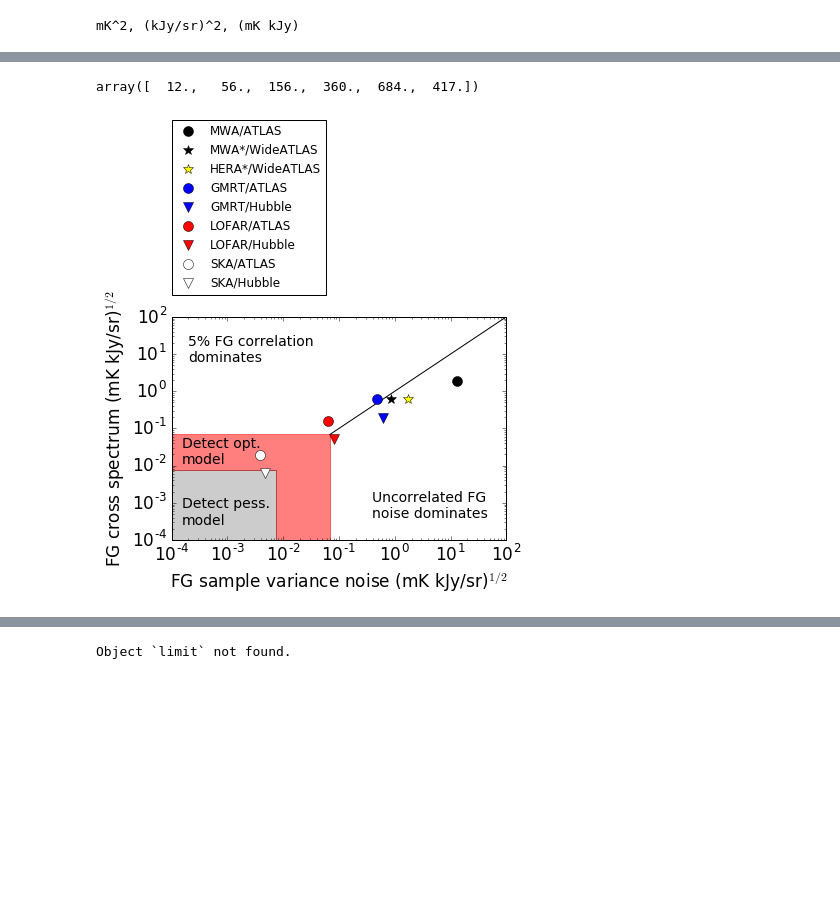
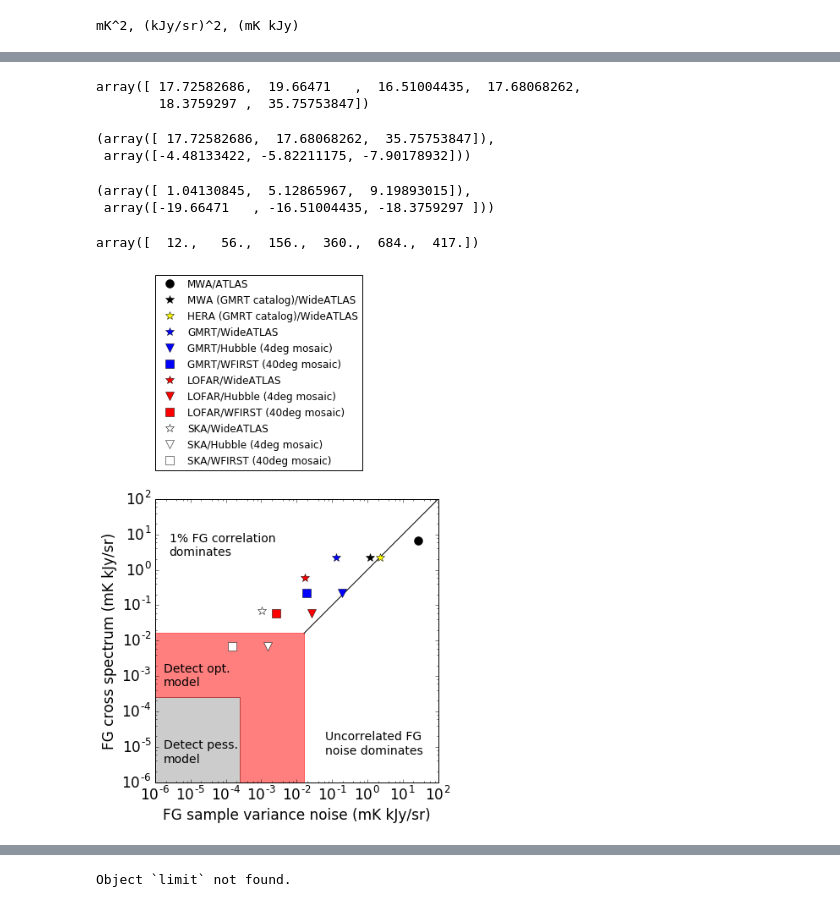
Before and after one commit to abrahamneben/21cmIRxcor, a Jupyter notebook: compute_cross_spectrum_with_stacked_IR_frames_rereduction-better-ir-masking-quad-estimator.ipynb, the cells around one changed output, grey strips where cells are left out. Saved outputs shown, nothing was run; the diff lists cells and outputs as text; code cells hidden in the pictures; blank space fills up the shorter version.

Commit message:
big problems with sensitivity and fg xcor plot...still thinking things through...

```diff
--- a/compute_cross_spectrum_with_stacked_IR_frames_rereduction-better-ir-masking-quad-estimator.ipynb
+++ b/compute_cross_spectrum_with_stacked_IR_frames_rereduction-better-ir-masking-quad-estimator.ipynb
@@ -629,3 +634,18 @@ plt.savefig('mwa_atlas_xspec_with_2Dsimtheory_and_2sigma_errors_6bins.pdf',bbox_
+# %%
+Delta+2*dDelta
+# %% [output]
+array([ 17.72582686,  19.66471   ,  16.51004435,  17.68068262,
+        18.3759297 ,  35.75753847])
+# %%
+Delta[ispos]+2*dDelta[ispos],Delta[ispos]-2*dDelta[ispos]
+# %% [output]
+(array([ 17.72582686,  17.68068262,  35.75753847]),
+ array([-4.48133422, -5.82211175, -7.90178932]))
+# %%
+-Delta[isneg]+2*dDelta[isneg],-Delta[isneg]-2*dDelta[isneg]
+# %% [output]
+(array([ 1.04130845,  5.12865967,  9.19893015]),
+ array([-19.66471   , -16.51004435, -18.3759297 ]))
 # %%
 bin_counts
 # %% [output]
@@ -634,53 +654,72 @@ array([  12.,   56.,  156.,  360.,  684.,  417.])
 fov_deg_curr = 8.
 dtheta_amin_curr = 6.
 
-# radio, expt name, dtheta (amin), radio FG residual power relative to MWA
-mwa = ['MWA',dtheta_amin_curr,1.,'k']
-hera_gmrtcat = ['HERA*',12.,(25./150)**1.25,'#ffff00']
-mwa_gmrtcat = ['MWA*',dtheta_amin_curr,(25./150)**1.25,'k']
-gmrt = ['GMRT',40./60,(25./150)**1.25,'b'] # http://www.aoc.nrao.edu/~sbhatnag/Thesis/HTLATEX/SanB/thesisch5.html shows that uv coverage is reasonably complete out to ~10km
-lofar = ['LOFAR',20./60,(3./150)**1.25,'r'] # fig 4 in https://arxiv.org/pdf/1301.1630.pdf shows the uv coverage is reasonably complete out to 20km
-ska = ['SKA',10./60,(.1/150)**1.25,'w']
+plt.figure(figsize=(6,6))
+
+# radio, expt name, dtheta (amin), flux limit in mJy, radio FG residual power relative to MWA
+mwa = ['MWA',dtheta_amin_curr,150.,1.,'k']
+hera_gmrtcat = ['HERA (GMRT catalog)',12.,25.,(25./150)**1.25,'#ffff00']
+mwa_gmrtcat = ['MWA (GMRT catalog)',dtheta_amin_curr,25.,(25./150)**1.25,'k']
+gmrt = ['GMRT',40./60,25.,(25./150)**1.25,'b'] # http://www.aoc.nrao.edu/~sbhatnag/Thesis/HTLATEX/SanB/thesisch5.html shows that uv coverage is reasonably complete out to ~10km
+lofar = ['LOFAR',20./60,3,(3./150)**1.25,'r'] # fig 4 in https://arxiv.org/pdf/1301.1630.pdf shows the uv coverage is reasonably complete out to 20km
+ska = ['SKA',10./60,.1,(.1/150)**1.25,'w']
 
 # IR, expt name, fov (deg), fov (deg), IR FG residual power relative to ATLAS
 atlas = ['ATLAS',fov_deg_curr,1.,'o']
-wideatlas = ['WideATLAS',40.,1.,'*']
-hubble = ['Hubble',2.,.1,'v']
+wideatlas = ['WideATLAS',60.,1.,'*']
+hubble = ['Hubble (4deg mosaic)',4.,.01,'v']
+wfirst = ['WFIRST (40deg mosaic)',40.,.01,'s']
 
+
+poptmean = np.max(lbins_2Dsim_opt**2/(2*np.pi)*np.abs(xspec_2Dsim_opt)*1.e3)
+ppessmean = np.max(lbins_2Dsim_pess**2/(2*np.pi)*np.abs(xspec_2Dsim_pess)*1.e3)
 v = 10.**np.linspace(np.log10(poptmean),2)
 plt.loglog(v,v,'k-')
 
-cfg = .05
-expt_pairs = [[mwa,atlas],[mwa_gmrtcat,wideatlas],[hera_gmrtcat,wideatlas],[gmrt,atlas],[gmrt,hubble],[lofar,atlas],[lofar,hubble],[ska,atlas],[ska,hubble]]
+cfg = .01
+expt_pairs = [[mwa,atlas],
+              [mwa_gmrtcat,wideatlas],
+              [hera_gmrtcat,wideatlas],
+              [gmrt,wideatlas],
+              [gmrt,hubble],
+              [gmrt,wfirst],
+              [lofar,wideatlas],
+              [lofar,hubble],
+              [lofar,wfirst],
+              [ska,wideatlas],
+              [ska,hubble],
+              [ska,wfirst]]
 for i in range(len(expt_pairs)):
     expt_pair = expt_pairs[i]
 
     rad_expt, ir_expt = expt_pair
-    rad_expt_name, dtheta_amin, radio_fg_res_power_rel_mwa,col = rad_expt
+    rad_expt_name, dtheta_amin, flux_limit_mJy, radio_fg_res_power_rel_mwa,col = rad_expt
     ir_expt_name, fov_deg, ir_fg_res_power_rel_atlas,mark  = ir_expt
     sty = mark
 
-    plt.loglog(2*np.mean(dDelta)*(fov_deg_curr/fov_deg)*(dtheta_amin/dtheta_amin_curr)*sqrt(ir_fg_res_power_rel_atlas*radio_fg_res_power_rel_mwa),\
-           cfg*np.mean(np.sqrt(Delta21*Deltair))*sqrt(ir_fg_res_power_rel_atlas*radio_fg_res_power_rel_mwa),sty,label=rad_expt_name+'/'+ir_expt_name,markersize=10,color=col)
+    plt.loglog(np.min(dDeltaSq)*(fov_deg_curr/fov_deg)*(dtheta_amin/dtheta_amin_curr)*sqrt(ir_fg_res_power_rel_atlas*radio_fg_res_power_rel_mwa),\
+           cfg*np.min(np.sqrt(Delta21Sq*DeltairSq))*sqrt(ir_fg_res_power_rel_atlas*radio_fg_res_power_rel_mwa),sty,label=rad_expt_name+'/'+ir_expt_name,markersize=10,color=col)
 
 
-poptmean = np.mean(sqrt(lbins_2Dsim_opt**2/(2*np.pi)*np.abs(xspec_2Dsim_opt)*1.e3))
-ppessmean = np.mean(sqrt(lbins_2Dsim_pess**2/(2*np.pi)*np.abs(xspec_2Dsim_pess)*1.e3))
-plt.fill_between([1.e-4,ppessmean,ppessmean,poptmean], [ppessmean,ppessmean,1.e-4,1.e-4], [poptmean,poptmean,poptmean,poptmean],alpha=.5,color='red')
-plt.fill_between([1.e-4,ppessmean], [1.e-4,1.e-4], [ppessmean,ppessmean],alpha=.2,color='black')
+plt.fill_between([1.e-8,ppessmean,ppessmean,poptmean], [ppessmean,ppessmean,1.e-8,1.e-8], [poptmean,poptmean,poptmean,poptmean],alpha=.5,color='red')
+plt.fill_between([1.e-8,ppessmean], [1.e-8,1.e-8], [ppessmean,ppessmean],alpha=.2,color='black')
 
 plt.legend(fontsize=12,loc=(0,1.1),numpoints=1)
 
 ax = plt.gca()
-plt.text(.05,.8,'5% FG correlation\ndominates',fontsize=14,transform=ax.transAxes)
+plt.text(.05,.8,'1% FG correlation\ndominates',fontsize=14,transform=ax.transAxes)
 plt.text(.6,.1,'Uncorrelated FG\nnoise dominates',fontsize=14,transform=ax.transAxes)
 
 plt.text(.03,.34,'Detect opt.\nmodel',fontsize=14,transform=ax.transAxes)
 plt.text(.03,.07,'Detect pess.\nmodel',fontsize=14,transform=ax.transAxes)
 
-plt.xlabel('FG sample variance noise (mK kJy/sr)$^{1/2}$')
-plt.ylabel('FG cross spectrum (mK kJy/sr)$^{1/2}$')
+plt.xlabel('FG sample variance noise (mK kJy/sr)')
+plt.ylabel('FG cross spectrum (mK kJy/sr)')
+
+plt.ylim([1.e-6,1.e2])
+plt.xlim([1.e-6,1.e2])
+plt.axes().set_aspect('equal')
 
 plt.savefig('noise_vs_corr_expt_study.pdf',bbox_inches='tight')
 # %% [output]
-[figure, old version]
+[figure, new version]
```
Also changed, not shown: parts of 4 cells of this notebook, 3 other files.
